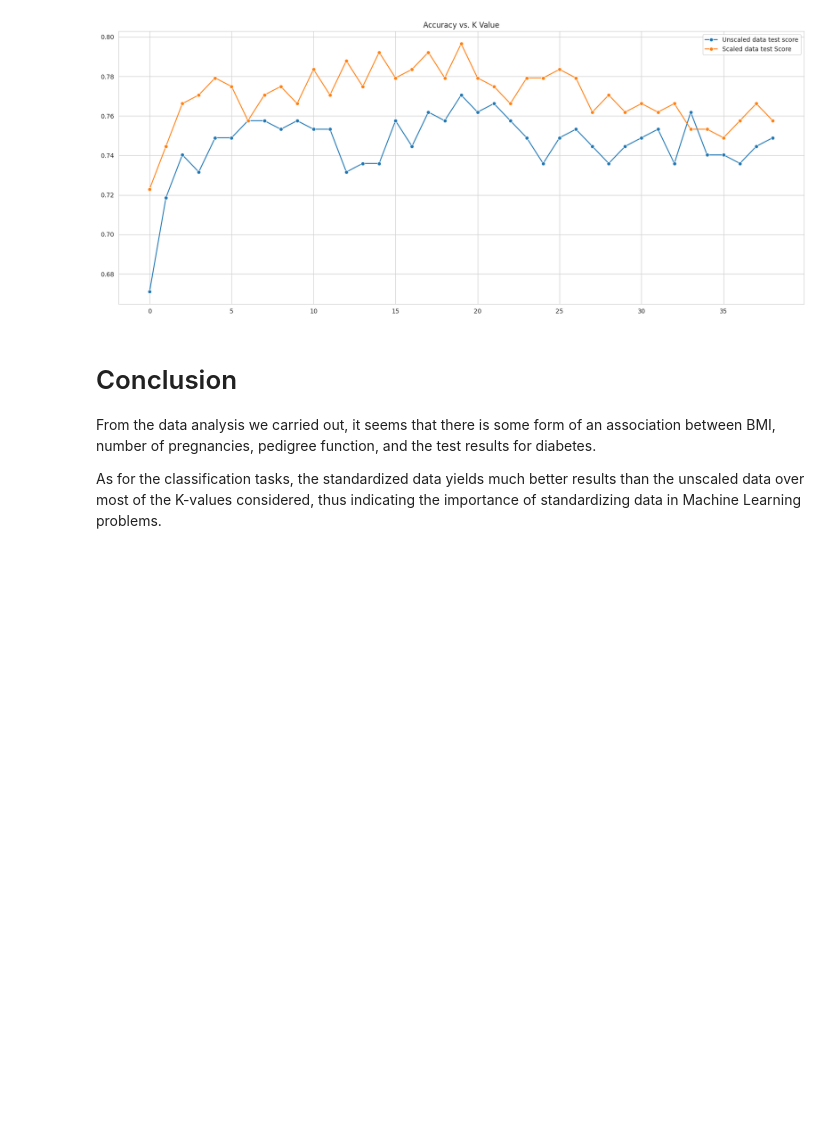
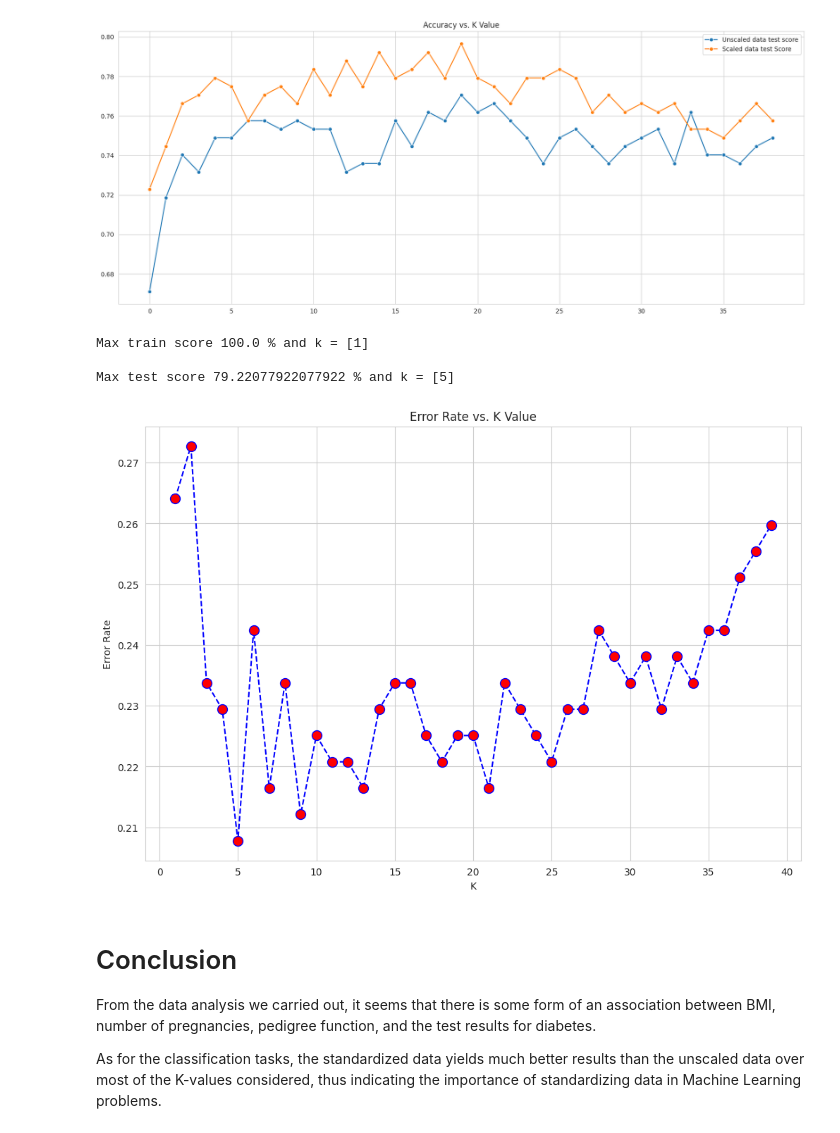
Before and after one commit to salonishenoy/AIMLcourse, a Jupyter notebook: AIML_Project_Module_3.ipynb, the cells around one changed output. Cells and saved outputs as stored; diff of their text form; code cells hidden in the pictures; blank space fills up the shorter version.

```diff
--- a/AIML_Project_Module_3.ipynb
+++ b/AIML_Project_Module_3.ipynb
@@ -299,13 +299,13 @@ def plot_KNN_error_rate(xdata,ydata):
   train_scores = []
 
   ## [REQUIRED] Split the data into train and test sets in a 70:30 ratio (70% train, 30% test)
-  X_train, X_test, y_train, y_test = ## Write your code here (expected lines ~ 1)
+  X_train, X_test, y_train, y_test = train_test_split(train_size = 0.7, test_size = 0.3, random_state = 42)## Write your code here (expected lines ~ 1)
 
   for i in range(1,40):
       ## [REQUIRED] Complete the code in the next three lines
-      knn = ## Write your code here. Initialize the KNN classifier with 'i' neighbours (expected lines ~ 1)
-      ## Write your code here. Fit the KNN model on the training set (expected lines ~ 1)
-      pred_i = ## Write your code here. Make predictions on the test set using KNN (expected lines ~ 1)
+      knn = KNeighborsClassifier(n_neighbors = i)## Write your code here. Initialize the KNN classifier with 'i' neighbours (expected lines ~ 1)
+      knn.fit(X_train , y_train)## Write your code here. Fit the KNN model on the training set (expected lines ~ 1)
+      pred_i = np.predict(X_test)## Write your code here. Make predictions on the test set using KNN (expected lines ~ 1)
 
       error_rate.append(np.mean(pred_i != y_test))
       train_scores.append(knn.score(X_train,y_train))
@@ -418,6 +416,18 @@ sns.lineplot(scaled_test_scores,marker='o',label='Scaled data test Score')
 # %%
 ## TASK-7: Refer to MinMax Scaler provided in scikit-learn.
 ## Use MinMax scaling on the dataset, and see the performance of KNN on this minmax-scaled dataset.
+# %%
+from sklearn.preprocessing import MinMaxScaler
+scaler = MinMaxScaler()
+model=scaler.fit(diabetes_data.drop('Outcome',axis=1))
+scaled_data=model.transform(diabetes_data.drop('Outcome',axis=1))
+
+scaled_test_scores = plot_KNN_error_rate(scaled_data,diabetes_data['Outcome'])
+# %% [output]
+Max train score 100.0 % and k = [1]
+
+Max test score 79.22077922077922 % and k = [5]
+[figure, added]
 # %%
 ## TASK-8: Use K-Fold cross validation on all the above classification experiments and present an analysis of the results you obtain.
 # %% [markdown]
```
Also changed, not shown: parts of 1 cell of this notebook.
